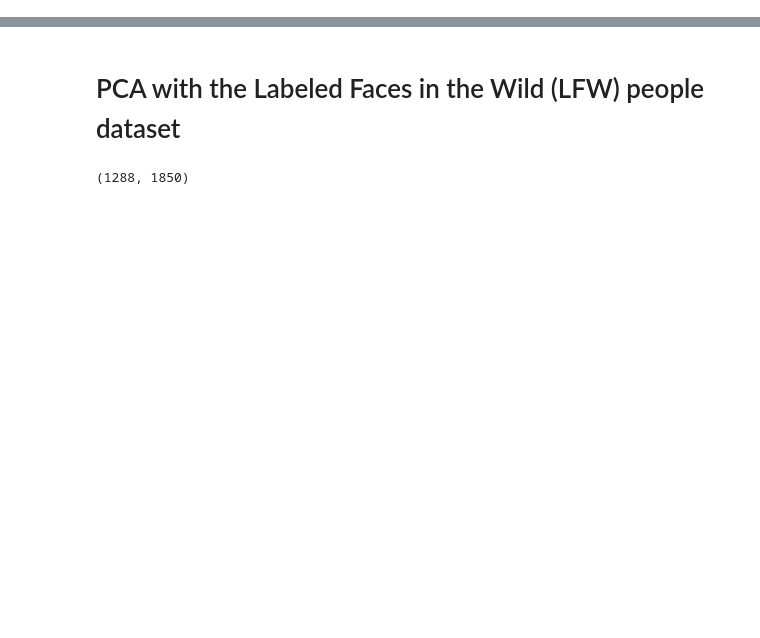
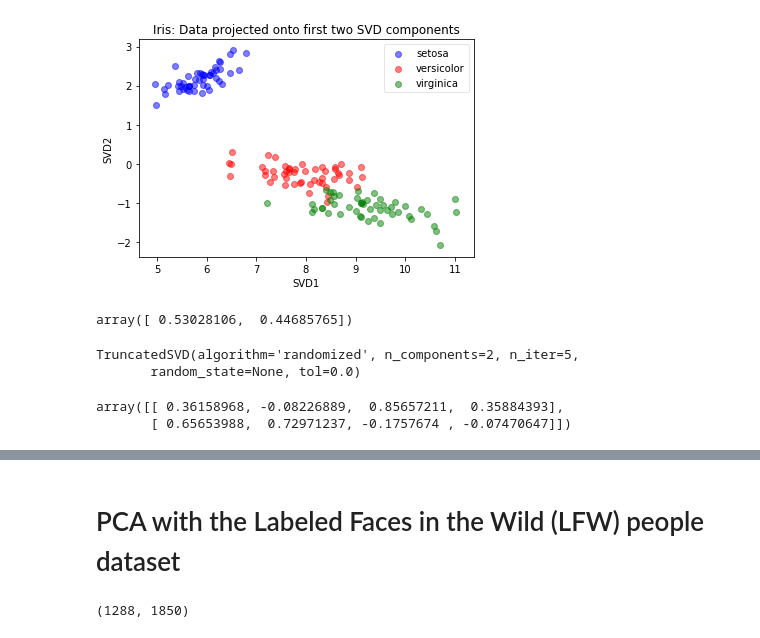
Before and after one commit to divyasusarla/features, a Jupyter notebook: Ch_6_Feature_Transformation/Ch_6.ipynb, the cells around one changed output, grey strips where cells are left out. Saved outputs shown, nothing was run; the diff lists cells and outputs as text; code cells hidden in the pictures; blank space fills up the shorter version.

```diff
--- a/Ch_6_Feature_Transformation/Ch_6.ipynb
+++ b/Ch_6_Feature_Transformation/Ch_6.ipynb
@@ -2,0 +101,10 @@
+# %%
+plot(svd.transform(iris_X), iris_y, "Iris: Data projected onto first two SVD components", "SVD1", "SVD2")
+# %% [output]
+[figure, added]
+# %%
+# percentage of variance in data explained by each component
+
+svd.explained_variance_ratio_
+# %% [output]
+array([ 0.53028106,  0.44685765])
@@ -2,0 +114,11 @@
+# %%
+pca.fit(X_centered)
+svd.fit(X_centered)
+# %% [output]
+TruncatedSVD(algorithm='randomized', n_components=2, n_iter=5,
+       random_state=None, tol=0.0)
+# %%
+pca.components_  # same components as before
+# %% [output]
+array([[ 0.36158968, -0.08226889,  0.85657211,  0.35884393],
+       [ 0.65653988,  0.72971237, -0.1757674 , -0.07470647]])
```
Also changed, not shown: parts of 107 cells of this notebook, 1 other file.
